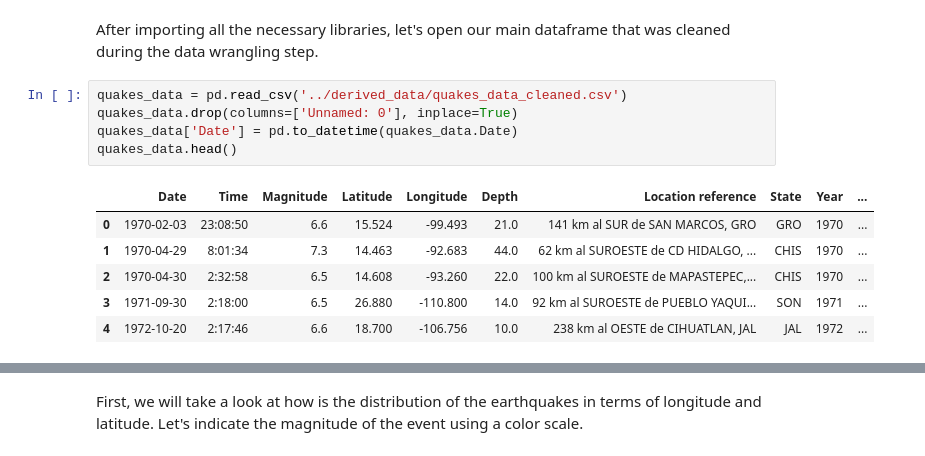
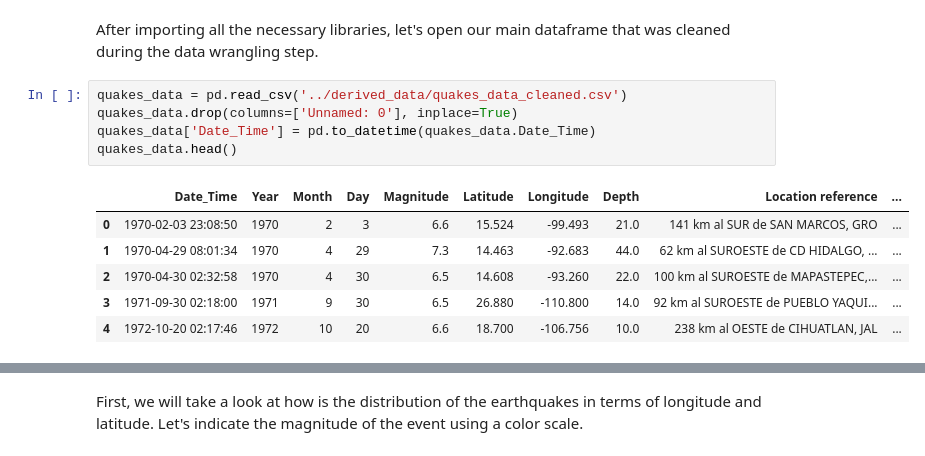
Before and after one commit to BravoM-A/Springboard, a Jupyter notebook: Capstone 2 Project/Capstone_2_EDA.ipynb, the cells around one changed output, grey strips where cells are left out. Saved outputs shown, nothing was run; the diff lists cells and outputs as text.

```diff
--- a/Capstone 2 Project/Capstone_2_EDA.ipynb
+++ b/Capstone 2 Project/Capstone_2_EDA.ipynb
@@ -24,12 +24,12 @@ After importing all the necessary libraries, let's open our main dataframe that
 # %%
 quakes_data = pd.read_csv('../derived_data/quakes_data_cleaned.csv')
 quakes_data.drop(columns=['Unnamed: 0'], inplace=True)
-quakes_data['Date'] = pd.to_datetime(quakes_data.Date)
+quakes_data['Date_Time'] = pd.to_datetime(quakes_data.Date_Time)
 quakes_data.head()
 # %% [output]
-|  | Date | Time | Magnitude | Latitude | Longitude | Depth | Location reference | State | Year | ... |
-| 0 | 1970-02-03 | 23:08:50 | 6.6 | 15.524 | -99.493 | 21.0 | 141 km al SUR de SAN MARCOS, GRO | GRO | 1970 | ... |
-| 1 | 1970-04-29 | 8:01:34 | 7.3 | 14.463 | -92.683 | 44.0 | 62 km al SUROESTE de CD HIDALGO, ... | CHIS | 1970 | ... |
-| 2 | 1970-04-30 | 2:32:58 | 6.5 | 14.608 | -93.260 | 22.0 | 100 km al SUROESTE de MAPASTEPEC,... | CHIS | 1970 | ... |
-| 3 | 1971-09-30 | 2:18:00 | 6.5 | 26.880 | -110.800 | 14.0 | 92 km al SUROESTE de PUEBLO YAQUI... | SON | 1971 | ... |
-| 4 | 1972-10-20 | 2:17:46 | 6.6 | 18.700 | -106.756 | 10.0 | 238 km al OESTE de CIHUATLAN, JAL | JAL | 1972 | ... |
+|  | Date_Time | Year | Month | Day | Magnitude | Latitude | Longitude | Depth | Location reference | ... |
+| 0 | 1970-02-03 23:08:50 | 1970 | 2 | 3 | 6.6 | 15.524 | -99.493 | 21.0 | 141 km al SUR de SAN MARCOS, GRO | ... |
+| 1 | 1970-04-29 08:01:34 | 1970 | 4 | 29 | 7.3 | 14.463 | -92.683 | 44.0 | 62 km al SUROESTE de CD HIDALGO, ... | ... |
+| 2 | 1970-04-30 02:32:58 | 1970 | 4 | 30 | 6.5 | 14.608 | -93.260 | 22.0 | 100 km al SUROESTE de MAPASTEPEC,... | ... |
+| 3 | 1971-09-30 02:18:00 | 1971 | 9 | 30 | 6.5 | 26.880 | -110.800 | 14.0 | 92 km al SUROESTE de PUEBLO YAQUI... | ... |
+| 4 | 1972-10-20 02:17:46 | 1972 | 10 | 20 | 6.6 | 18.700 | -106.756 | 10.0 | 238 km al OESTE de CIHUATLAN, JAL | ... |
```
Also changed, not shown: parts of 15 cells of this notebook, 2 other files.
